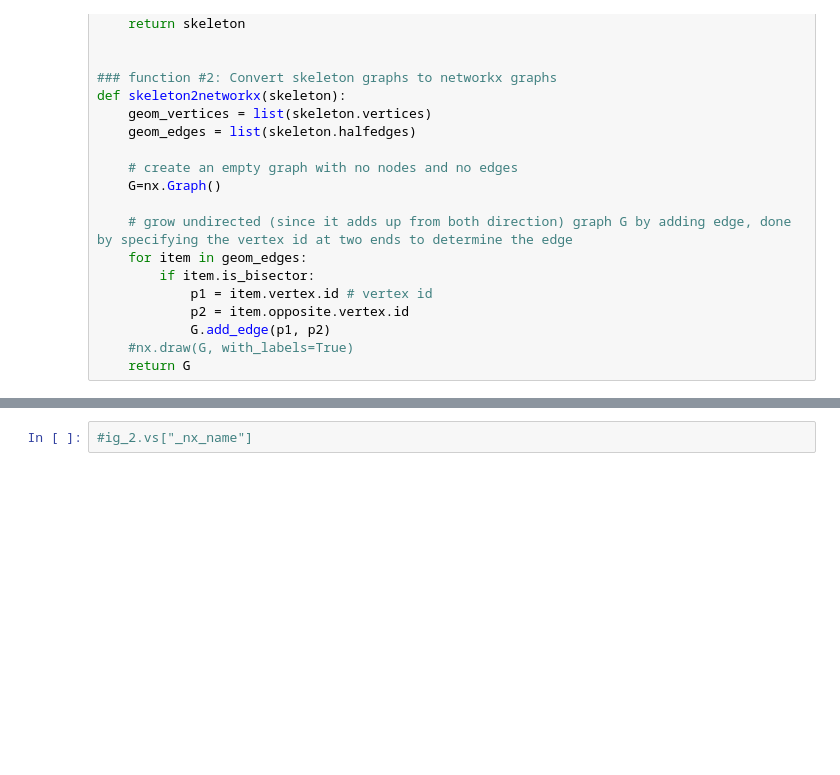
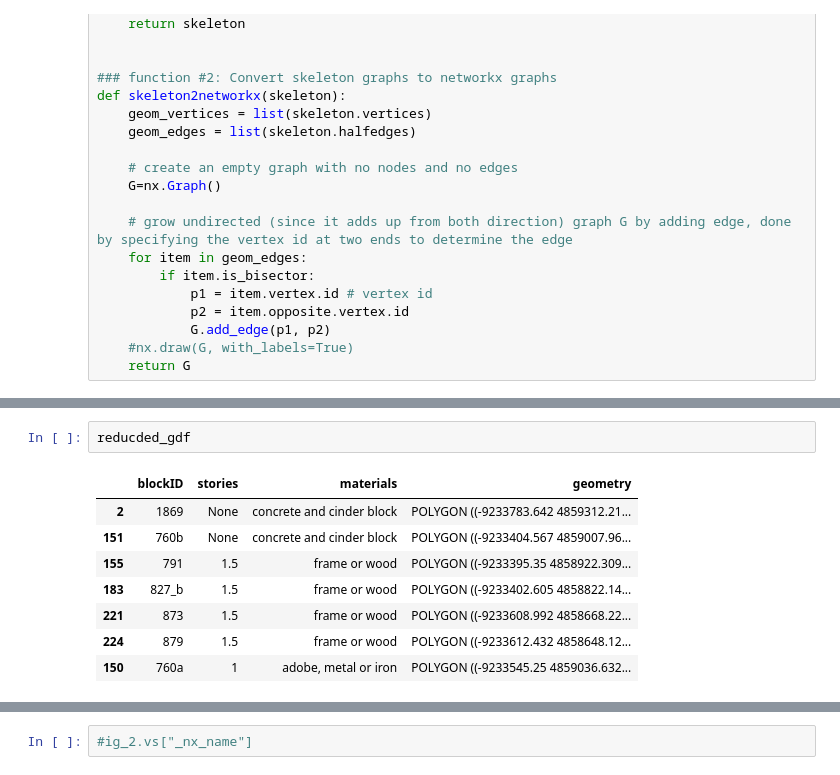
Before and after one commit to SummerHA90/2D_footprint_clustering, a Jupyter notebook: Prototyping_extbound_node_edge_weights.ipynb, the cells around one changed output, grey strips where cells are left out. Cells and saved outputs as stored; diff of their text form; blank space fills up the shorter version.

```diff
--- a/Prototyping_extbound_node_edge_weights.ipynb
+++ b/Prototyping_extbound_node_edge_weights.ipynb
@@ -683,0 +605,11 @@ gs_149 = skeleton2networkx(ske_149)
+# %%
+reducded_gdf
+# %% [output]
+|  | blockID | stories | materials | geometry |
+| 2 | 1869 | None | concrete and cinder block | POLYGON ((-9233783.642 4859312.21... |
+| 151 | 760b | None | concrete and cinder block | POLYGON ((-9233404.567 4859007.96... |
+| 155 | 791 | 1.5 | frame or wood | POLYGON ((-9233395.35 4858922.309... |
+| 183 | 827_b | 1.5 | frame or wood | POLYGON ((-9233402.605 4858822.14... |
+| 221 | 873 | 1.5 | frame or wood | POLYGON ((-9233608.992 4858668.22... |
+| 224 | 879 | 1.5 | frame or wood | POLYGON ((-9233612.432 4858648.12... |
+| 150 | 760a | 1 | adobe, metal or iron | POLYGON ((-9233545.25 4859036.632... |
```
Also changed, not shown: parts of 39 cells of this notebook, 12 other files.
